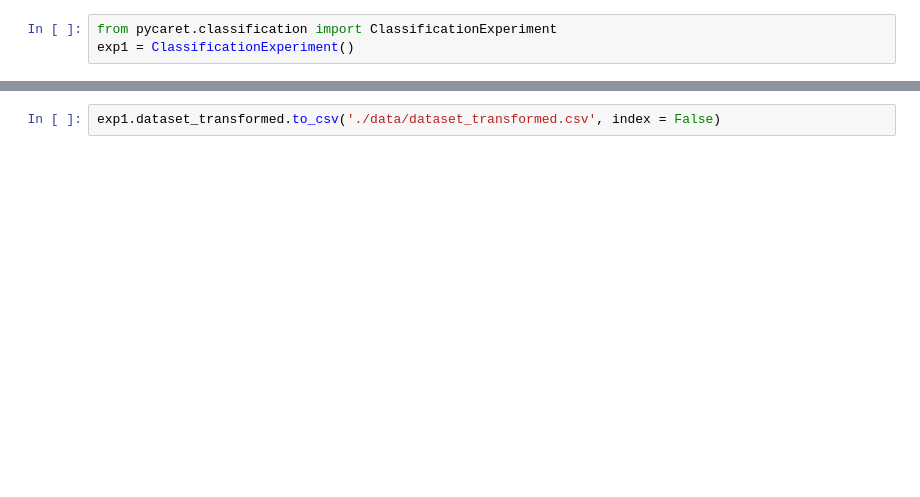
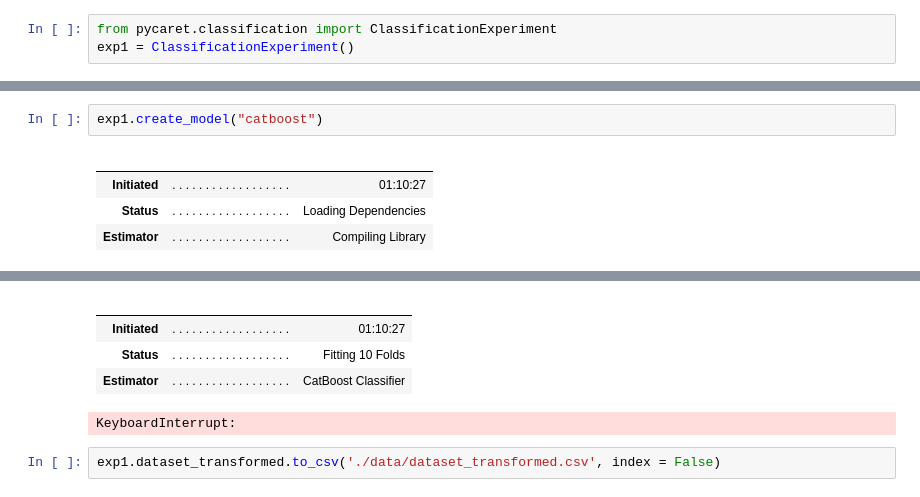
Before and after one commit to Astolfo2332/ICFES_pro_prediction, a Jupyter notebook: pre_pipeline.ipynb, the cells around one changed output, grey strips where cells are left out. Drawn from its saved outputs; the diff is of its cells as text; blank space fills up the shorter version.

```diff
--- a/pre_pipeline.ipynb
+++ b/pre_pipeline.ipynb
@@ -36 +36,9 @@ exp1.setup(data = dataset, target = 'RENDIMIENTO_GLOBAL', session_id = 23, n_job
 <pycaret.classification.oop.ClassificationExperiment at 0x...>
+# %%
+exp1.create_model("catboost")
+# %% [output]
+|  |  |  |
+|  |  |  |
+| Initiated | . . . . . . . . . . . . . . . . . . | 01:10:27 |
+| Status | . . . . . . . . . . . . . . . . . . | Loading Dependencies |
+| Estimator | . . . . . . . . . . . . . . . . . . | Compiling Library |
@@ -37,2 +46,8 @@ exp1.setup(data = dataset, target = 'RENDIMIENTO_GLOBAL', session_id = 23, n_job
+|  |  |  |
+|  |  |  |
+| Initiated | . . . . . . . . . . . . . . . . . . | 01:10:27 |
+| Status | . . . . . . . . . . . . . . . . . . | Fitting 10 Folds |
+| Estimator | . . . . . . . . . . . . . . . . . . | CatBoost Classifier |
+KeyboardInterrupt:
 # %%
 exp1.dataset_transformed.to_csv('./data/dataset_transformed.csv', index = False)
```
Also changed, not shown: parts of 2 cells of this notebook, 3 other files.
